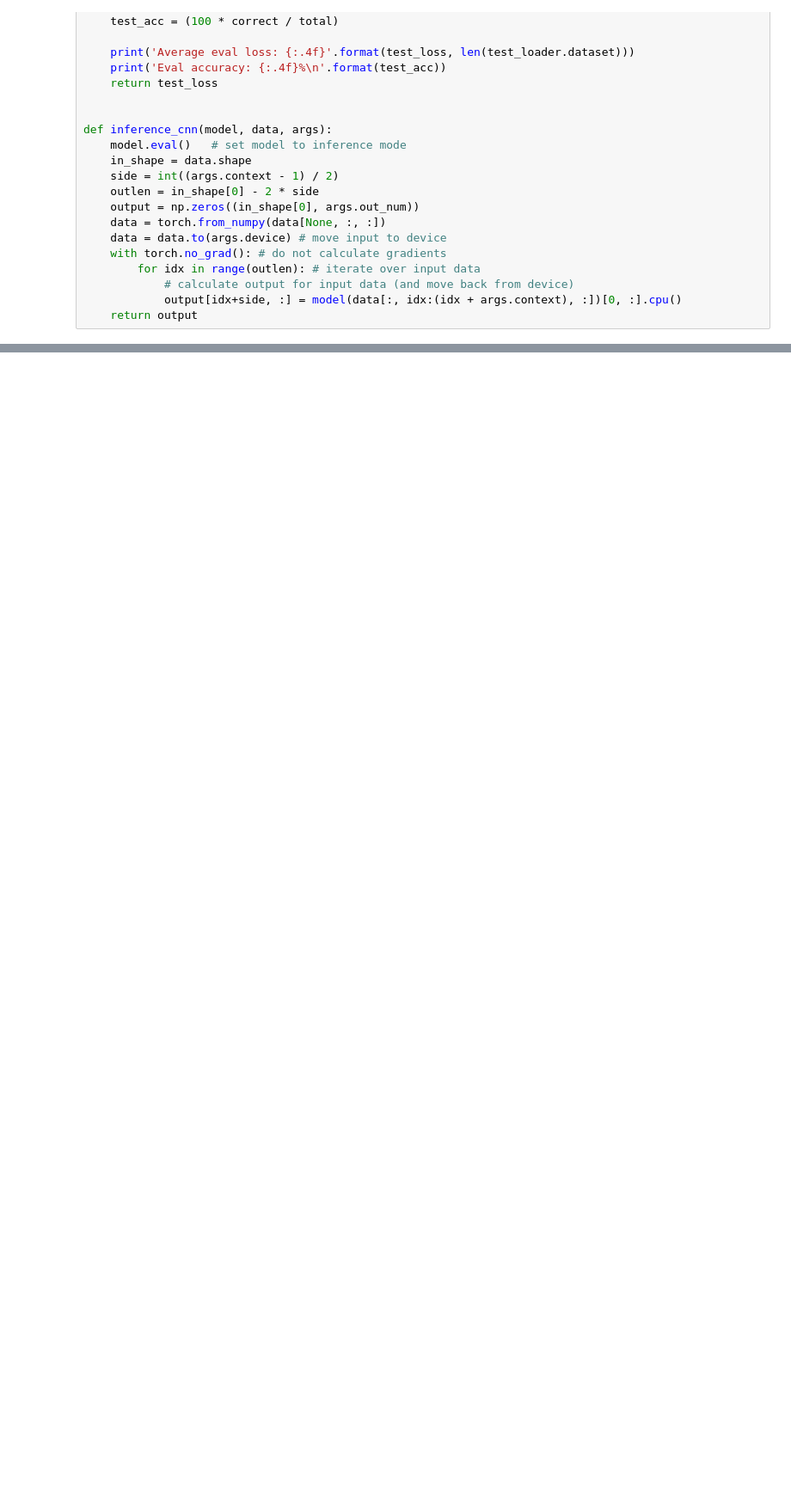
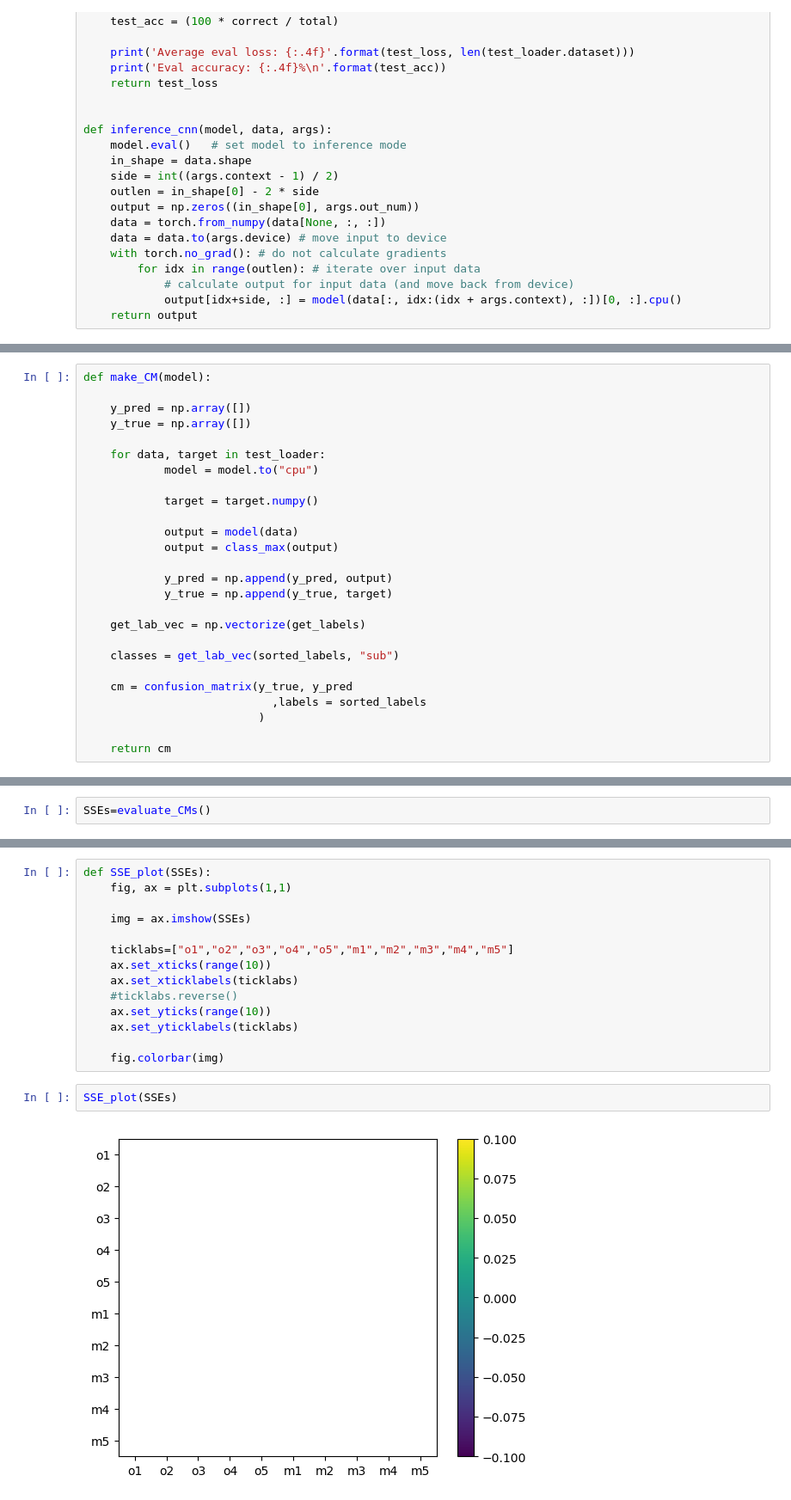
Before and after one commit to Fifs251/thesis-experiment, a Jupyter notebook: pt-training-4.ipynb, the cells around one changed output, grey strips where cells are left out. Shown: that part at 86% size. Saved outputs shown, nothing was run; the diff lists cells and outputs as text; blank space fills up the shorter version.

```diff
--- a/pt-training-4.ipynb
+++ b/pt-training-4.ipynb
@@ -585,0 +669,26 @@ plt.savefig('confusion1.png')
+# %%
+def make_CM(model):
+
+    y_pred = np.array([])
+    y_true = np.array([])
+
+    for data, target in test_loader:
+            model = model.to("cpu")
+
+            target = target.numpy()
+
+            output = model(data)
+            output = class_max(output)
+
+            y_pred = np.append(y_pred, output)
+            y_true = np.append(y_true, target)
+
+    get_lab_vec = np.vectorize(get_labels)
+
+    classes = get_lab_vec(sorted_labels, "sub")
+
+    cm = confusion_matrix(y_true, y_pred
+                            ,labels = sorted_labels
+                          )
+
+    return cm
@@ -585,0 +739,2 @@ plt.savefig('confusion1.png')
+# %%
+SSEs=evaluate_CMs()
@@ -585,0 +752,18 @@ plt.savefig('confusion1.png')
+# %%
+def SSE_plot(SSEs):
+    fig, ax = plt.subplots(1,1)
+
+    img = ax.imshow(SSEs)
+
+    ticklabs=["o1","o2","o3","o4","o5","m1","m2","m3","m4","m5"]
+    ax.set_xticks(range(10))
+    ax.set_xticklabels(ticklabs)
+    #ticklabs.reverse()
+    ax.set_yticks(range(10))
+    ax.set_yticklabels(ticklabs)
+
+    fig.colorbar(img)
+# %%
+SSE_plot(SSEs)
+# %% [output]
+[figure, added]
```
Also changed, not shown: parts of 50 cells of this notebook.
